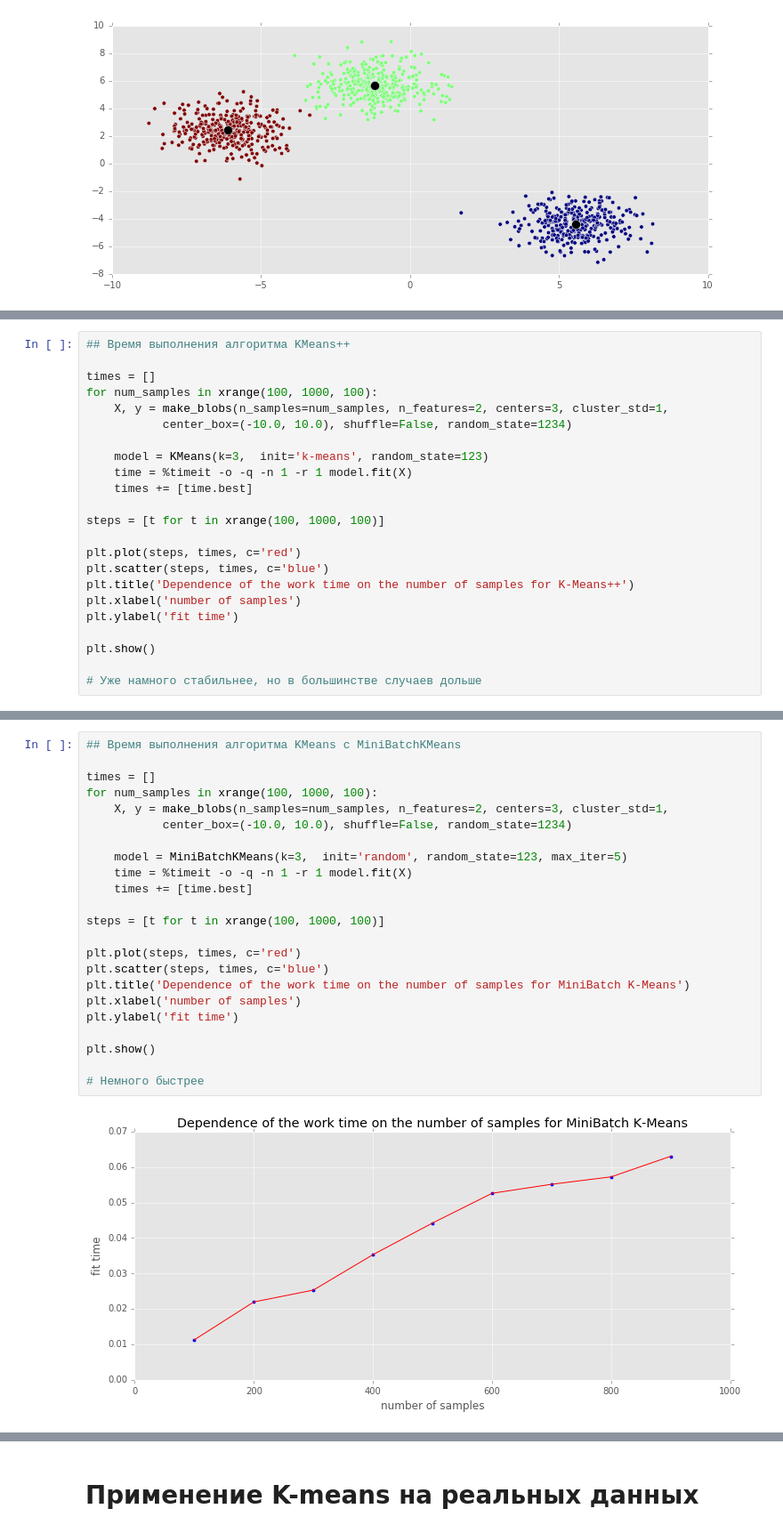
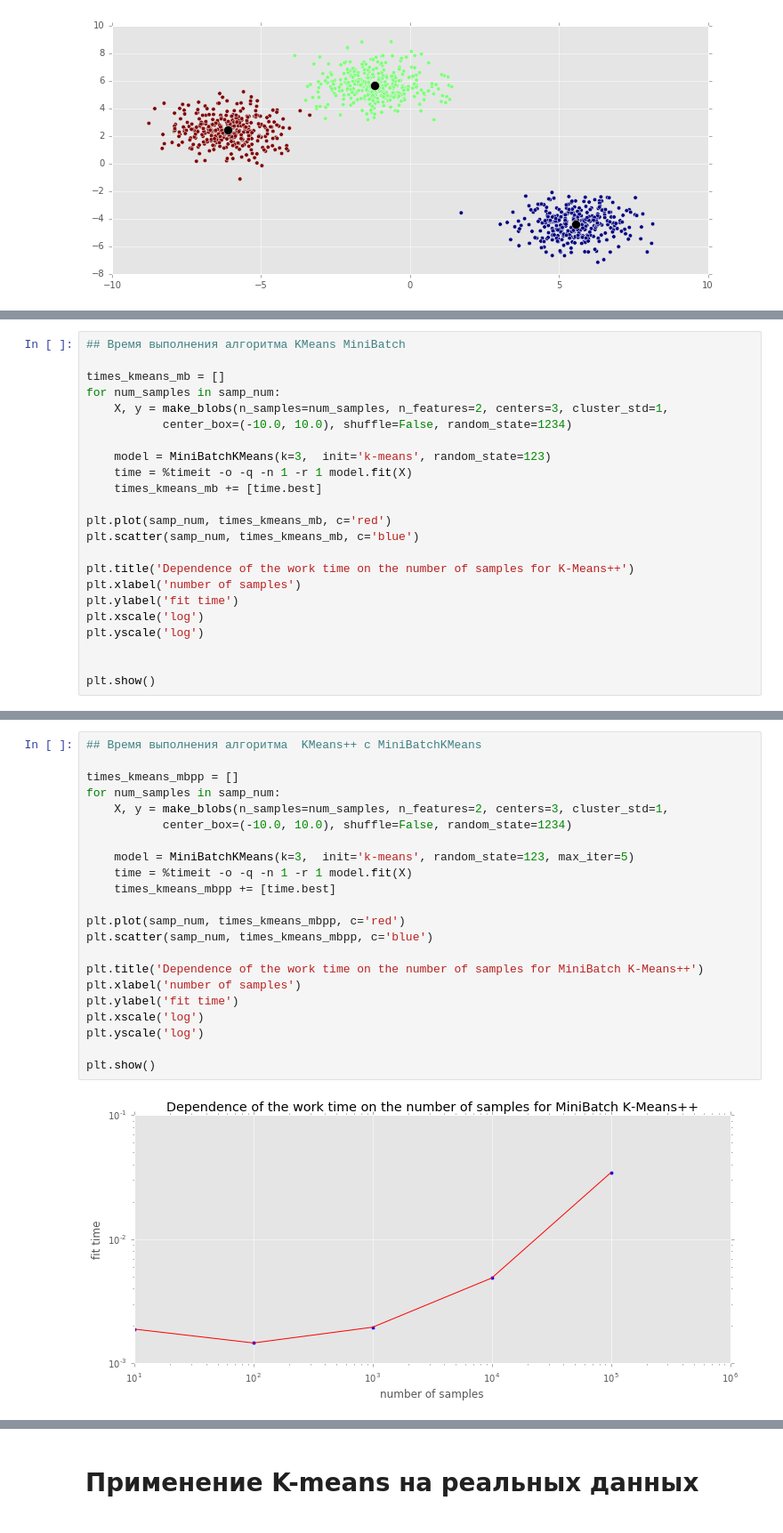
Before and after one commit to dokshina/dm_homework, a Jupyter notebook: dokshina_hw1.ipynb, the cells around one changed output, grey strips where cells are left out. Shown at 89% size. Saved outputs shown, nothing was run; the diff lists cells and outputs as text.

```diff
--- a/dokshina_hw1.ipynb
+++ b/dokshina_hw1.ipynb
@@ -314,24 +300,24 @@ plt.show()
 # %%
-## Время выполнения алгоритма KMeans++
+## Время выполнения алгоритма KMeans MiniBatch
 
-times = []
-for num_samples in xrange(100, 1000, 100):
+times_kmeans_mb = []
+for num_samples in samp_num:
     X, y = make_blobs(n_samples=num_samples, n_features=2, centers=3, cluster_std=1,
            center_box=(-10.0, 10.0), shuffle=False, random_state=1234)
 
-    model = KMeans(k=3,  init='k-means', random_state=123)
+    model = MiniBatchKMeans(k=3,  init='k-means', random_state=123)
     time = %timeit -o -q -n 1 -r 1 model.fit(X)
-    times += [time.best]
+    times_kmeans_mb += [time.best]
 
-steps = [t for t in xrange(100, 1000, 100)]
+plt.plot(samp_num, times_kmeans_mb, c='red')
+plt.scatter(samp_num, times_kmeans_mb, c='blue')
 
-plt.plot(steps, times, c='red')
-plt.scatter(steps, times, c='blue')
 plt.title('Dependence of the work time on the number of samples for K-Means++')
 plt.xlabel('number of samples')
 plt.ylabel('fit time')
+plt.xscale('log')
+plt.yscale('log')
+
 
 plt.show()
-
-# Уже намного стабильнее, но в большинстве случаев дольше
 # %% [output]
@@ -339,25 +325,24 @@ plt.show()
 # %%
-## Время выполнения алгоритма KMeans с MiniBatchKMeans
+## Время выполнения алгоритма  KMeans++ с MiniBatchKMeans
 
-times = []
-for num_samples in xrange(100, 1000, 100):
+times_kmeans_mbpp = []
+for num_samples in samp_num:
     X, y = make_blobs(n_samples=num_samples, n_features=2, centers=3, cluster_std=1,
            center_box=(-10.0, 10.0), shuffle=False, random_state=1234)
 
-    model = MiniBatchKMeans(k=3,  init='random', random_state=123, max_iter=5)
+    model = MiniBatchKMeans(k=3,  init='k-means', random_state=123, max_iter=5)
     time = %timeit -o -q -n 1 -r 1 model.fit(X)
-    times += [time.best]
+    times_kmeans_mbpp += [time.best]
 
-steps = [t for t in xrange(100, 1000, 100)]
+plt.plot(samp_num, times_kmeans_mbpp, c='red')
+plt.scatter(samp_num, times_kmeans_mbpp, c='blue')
 
-plt.plot(steps, times, c='red')
-plt.scatter(steps, times, c='blue')
-plt.title('Dependence of the work time on the number of samples for MiniBatch K-Means')
+plt.title('Dependence of the work time on the number of samples for MiniBatch K-Means++')
 plt.xlabel('number of samples')
 plt.ylabel('fit time')
+plt.xscale('log')
+plt.yscale('log')
 
 plt.show()
-
-# Немного быстрее
 # %% [output]
-[figure, old version]
+[figure, new version]
```
Also changed, not shown: parts of 18 cells of this notebook.
